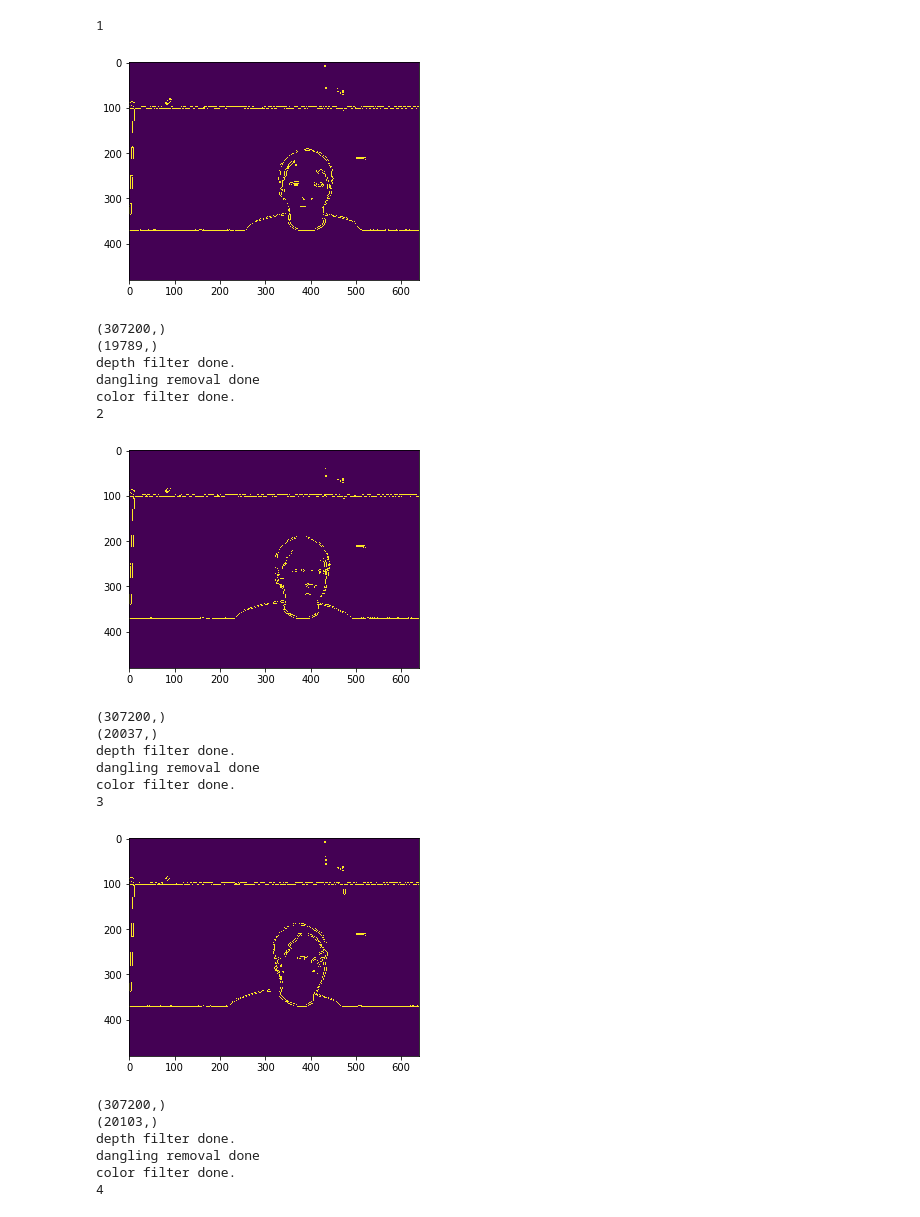
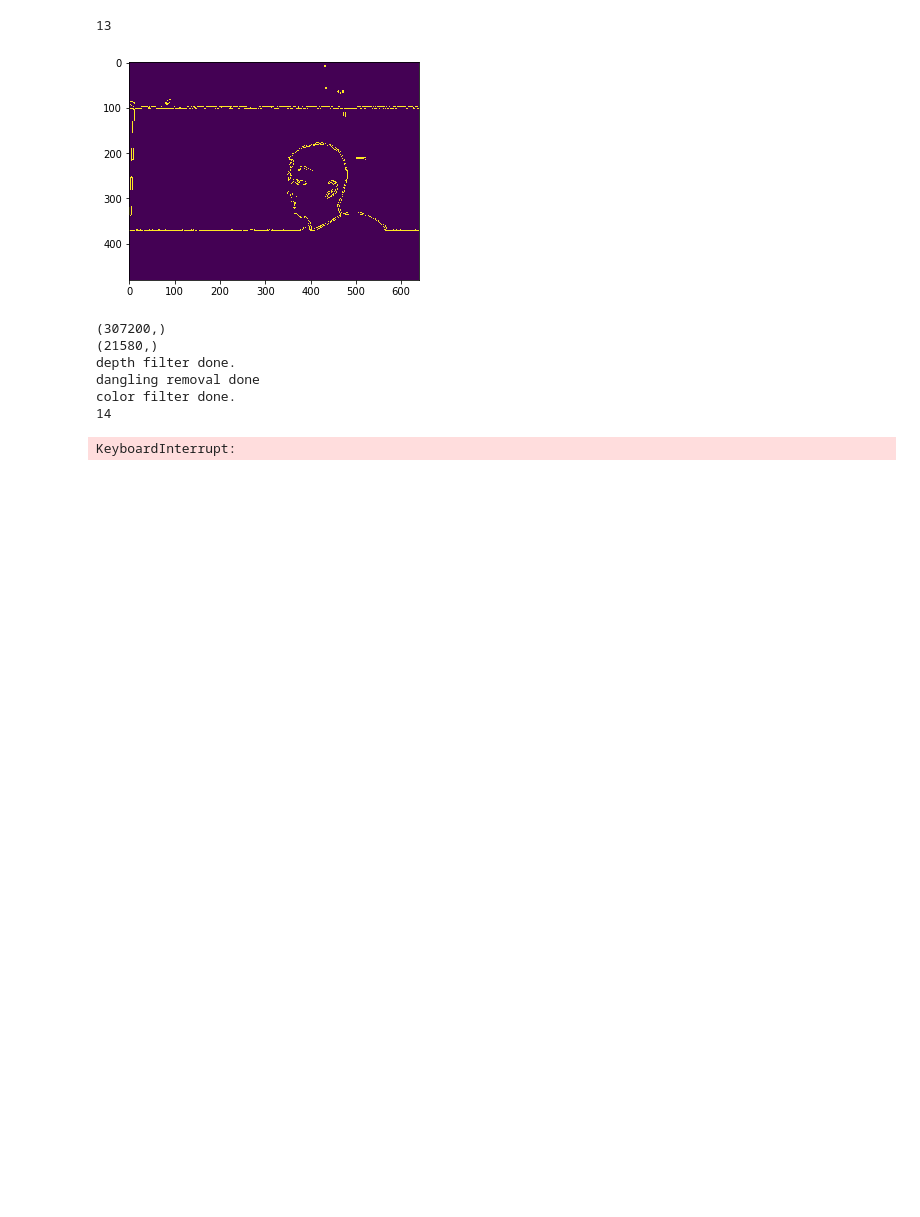
Before and after one commit to yichao-l/head_reconstruct, a Jupyter notebook: yichao-test.ipynb, the cells around one changed output. Drawn from its saved outputs; the diff is of its cells as text; code cells hidden in the pictures; blank space fills up the shorter version.

```diff
--- a/yichao-test.ipynb
+++ b/yichao-test.ipynb
@@ -17,6 +17,6 @@ np.set_printoptions(threshold=sys.maxsize)
 # %%
 # test edge_based_filter
-for i in range(1,15):
+for i in range(13,15):
     print(i,":")
     image = cv2.imread('./head_2d_image/full_1_{}.png'.format(i))
     image[370:,:]=0
@@ -26,7 +26,7 @@ for i in range(1,15):
 
     edge = cv2.Canny(blurred,100,250)
 
-    for i in range (10):
+    for i in range (2):
         _, contours, hierarchy = cv2.findContours(edge,cv2.RETR_TREE,cv2.CHAIN_APPROX_NONE)
         image_another = image.copy()
         cv2.drawContours(image_another, contours, -1, (255,0,0), 0)
@@ -36,13 +36,13 @@ for i in range(1,15):
     edge[:,480:]=0
     edge[:,:260]=0
     kernel = np.ones((3,3))
-    dilation = cv2.dilate(edge,kernel,iterations =1)
+    dilation = cv2.dilate(edge,kernel,iterations =8)
 
     im_floodfill = binary_fill_holes(dilation)
     im_floodfill = im_floodfill*1
     im_floodfill = np.uint8(im_floodfill)
 
-
-    erode = cv2.erode(im_floodfill,kernel,iterations=12)
-    dilation = cv2.dilate(erode,kernel,iterations =12)
+    kernel = np.ones((8,8))
+    erode = cv2.erode(im_floodfill,kernel,iterations=13)
+    dilation = cv2.dilate(erode,kernel,iterations =6)
     plt.imshow(dilation);plt.show()
@@ -113,29 +99,17 @@ color filter done.
 # %%
 # gen pickled heads
-for i in range(1,16):
+for i in range(13,16):
     print(i)
     head = HEAD_RECON.threeD_head.read_from_file(1,i)
     head.full_filter()
+    head.get_filtered_image()
 # %% [output]
-1
+13
-[figure, old version]
+[figure, new version]
 (307200,)
-(19789,)
+(21580,)
 depth filter done.
 dangling removal done
 color filter done.
-2
+14
-[figure, removed]
-(307200,)
-(20037,)
-depth filter done.
-dangling removal done
-color filter done.
-3
+KeyboardInterrupt:
-[figure, removed]
-(307200,)
-(20103,)
-depth filter done.
-dangling removal done
-color filter done.
-4
```
Also changed, not shown: parts of 4 cells of this notebook, 4 other files.
